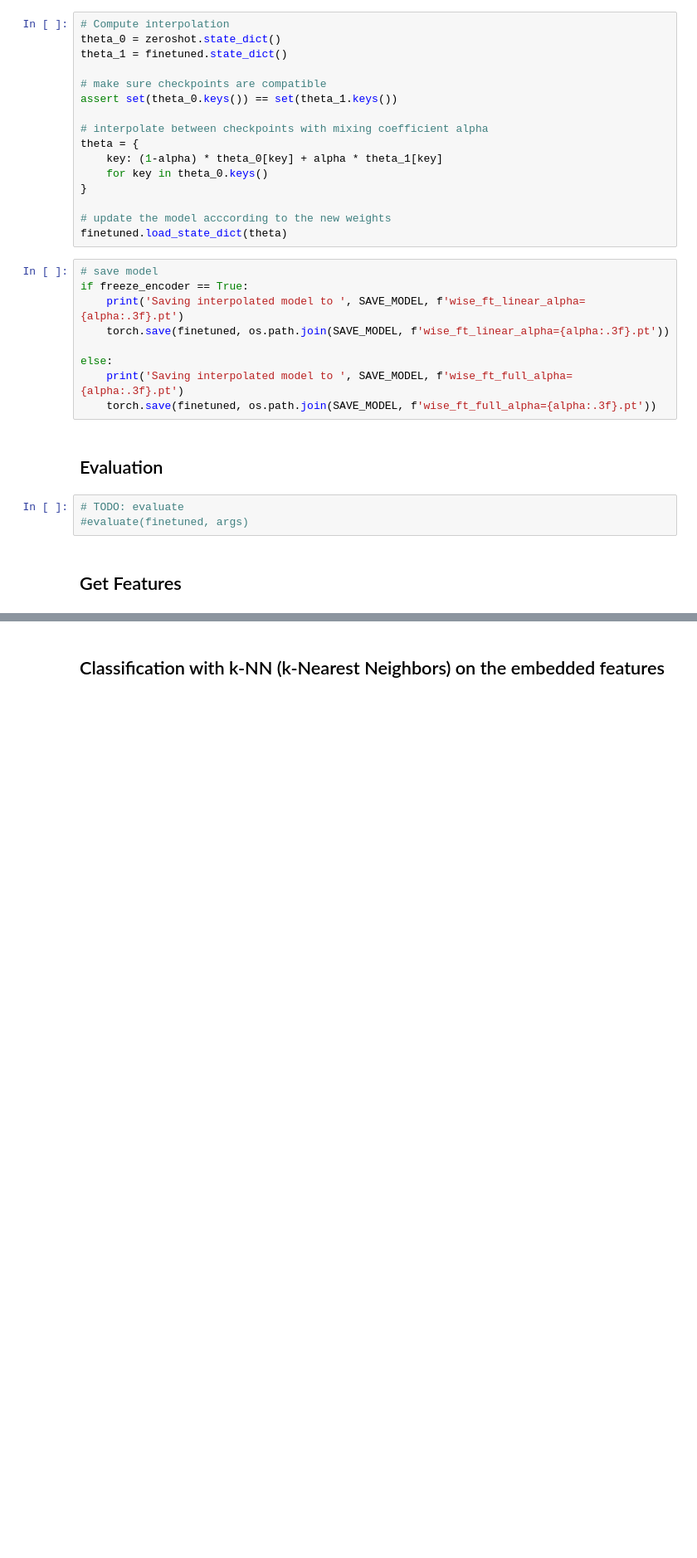
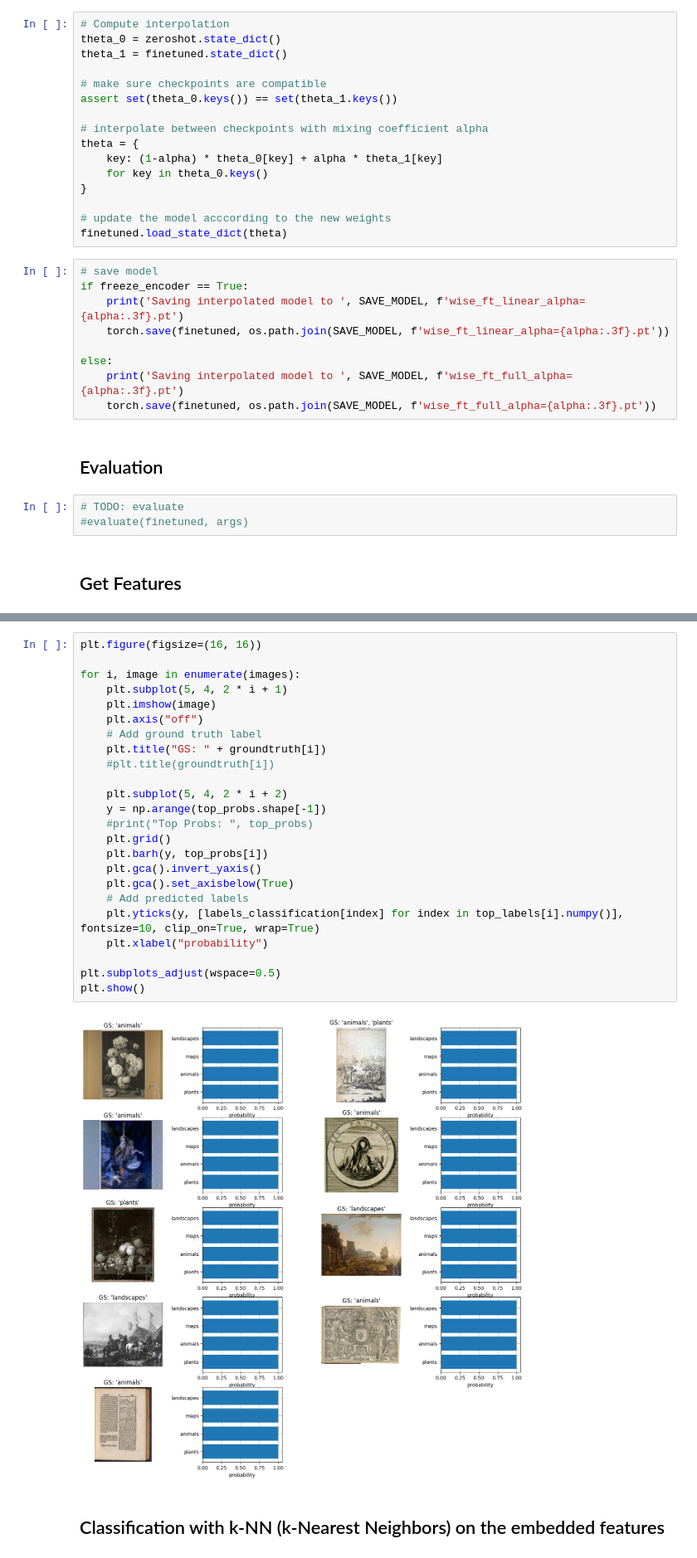
Before and after one commit to ONiT-project/open_clip_finetune, a Jupyter notebook: open-CLIP-finetune.ipynb, the cells around one changed output, grey strips where cells are left out. Shown at 83% size. Drawn from its saved outputs; the diff is of its cells as text; blank space fills up the shorter version.

```diff
--- a/open-CLIP-finetune.ipynb
+++ b/open-CLIP-finetune.ipynb
@@ -689,3 +797,29 @@ print(image_features.shape, text_features.shape, labels.shape)
+# %%
+plt.figure(figsize=(16, 16))
+
+for i, image in enumerate(images):
+    plt.subplot(5, 4, 2 * i + 1)
+    plt.imshow(image)
+    plt.axis("off")
+    # Add ground truth label
+    plt.title("GS: " + groundtruth[i])
+    #plt.title(groundtruth[i])
+
+    plt.subplot(5, 4, 2 * i + 2)
+    y = np.arange(top_probs.shape[-1])
+    #print("Top Probs: ", top_probs)
+    plt.grid()
+    plt.barh(y, top_probs[i])
+    plt.gca().invert_yaxis()
+    plt.gca().set_axisbelow(True)
+    # Add predicted labels
+    plt.yticks(y, [labels_classification[index] for index in top_labels[i].numpy()], fontsize=10, clip_on=True, wrap=True)
+    plt.xlabel("probability")
+
+plt.subplots_adjust(wspace=0.5)
+plt.show()
+# %% [output]
+[figure, added]
 # %% [markdown]
 ## Classification with k-NN (k-Nearest Neighbors) on the embedded features
 # %%
```
Also changed, not shown: parts of 17 cells of this notebook.
